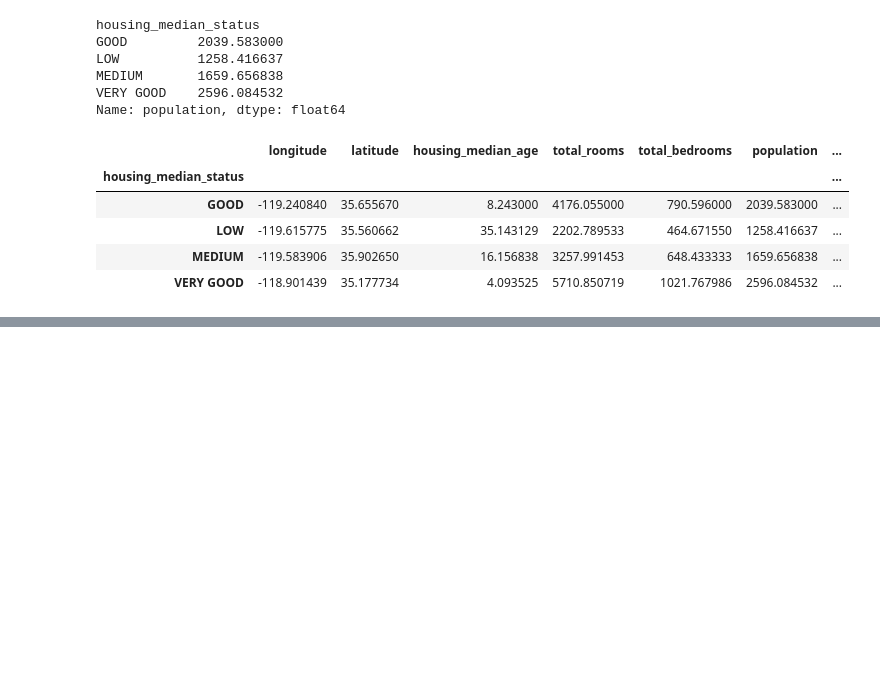
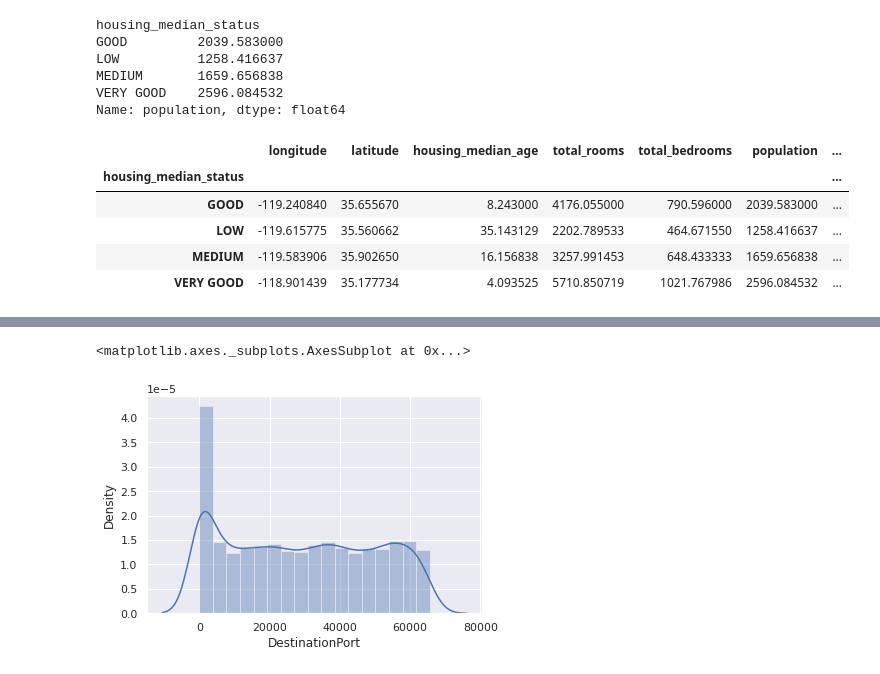
Before and after one commit to chaubeyarvind/DataAnalytics-NumPY, a Jupyter notebook: ArvindChaubey_DataAnalytics_Sep27_2022.ipynb, the cells around one changed output, grey strips where cells are left out. Drawn from its saved outputs; the diff is of its cells as text; code cells hidden in the pictures; blank space fills up the shorter version.

```diff
--- a/ArvindChaubey_DataAnalytics_Sep27_2022.ipynb
+++ b/ArvindChaubey_DataAnalytics_Sep27_2022.ipynb
@@ -606,0 +754,5 @@ df1.groupby('ocean_proximity').agg(list)
+# %%
+sns.distplot(df2['DestinationPort'])
+# %% [output]
+<matplotlib.axes._subplots.AxesSubplot at 0x...>
+[figure, added]
```
Also changed, not shown: parts of 24 cells of this notebook.
